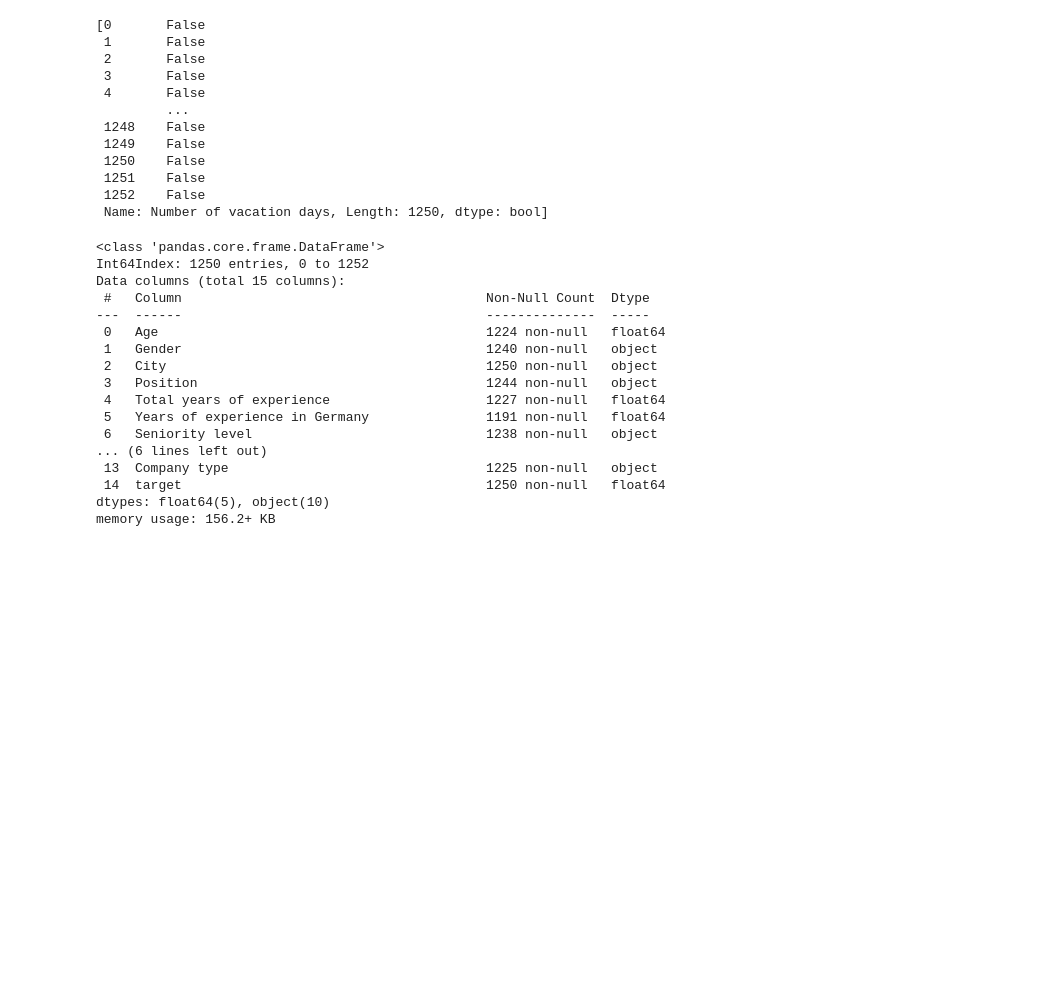
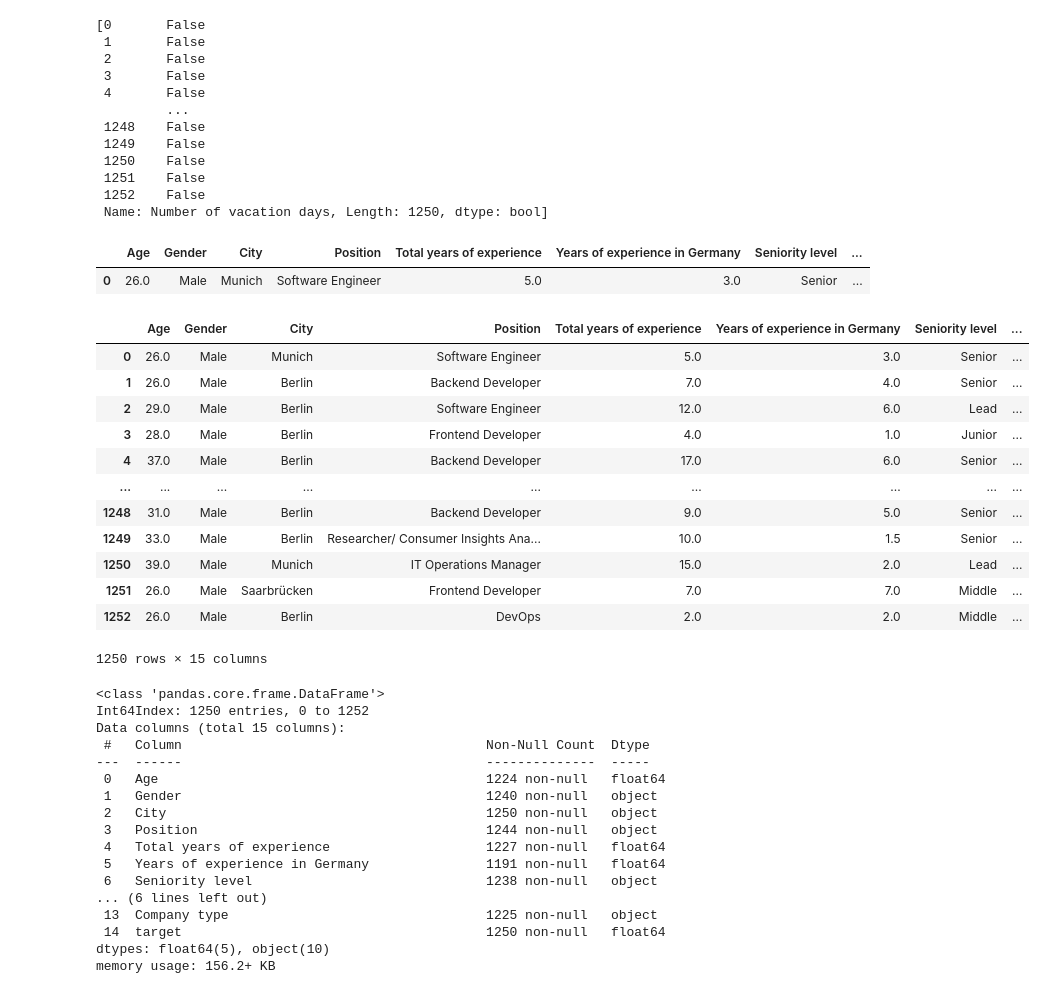
Before and after one commit to SidhST12/ItML_Asn_2_Students, a Jupyter notebook: assignment_2_start.ipynb, the cells around one changed output. Drawn from its saved outputs; the diff is of its cells as text; code cells hidden in the pictures; blank space fills up the shorter version.

```diff
--- a/assignment_2_start.ipynb
+++ b/assignment_2_start.ipynb
@@ -217,6 +217,27 @@ df['Number of vacation days'] = df['Number of vacation days'].apply(pd.to_numeri
 df['Total years of experience'] = df['Total years of experience'].apply(pd.to_numeric, downcast='float', errors='coerce')
 # %%
 df['Years of experience in Germany'] = df['Years of experience in Germany'].apply(pd.to_numeric, downcast='float', errors='coerce')
+# %%
+df.head(1)
+# %% [output]
+|  | Age | Gender | City | Position | Total years of experience | Years of experience in Germany | Seniority level | ... |
+| 0 | 26.0 | Male | Munich | Software Engineer | 5.0 | 3.0 | Senior | ... |
+# %%
+df.drop(['Сontract duration'], axis=1)
+# %% [output]
+|  | Age | Gender | City | Position | Total years of experience | Years of experience in Germany | Seniority level | ... |
+| 0 | 26.0 | Male | Munich | Software Engineer | 5.0 | 3.0 | Senior | ... |
+| 1 | 26.0 | Male | Berlin | Backend Developer | 7.0 | 4.0 | Senior | ... |
+| 2 | 29.0 | Male | Berlin | Software Engineer | 12.0 | 6.0 | Lead | ... |
+| 3 | 28.0 | Male | Berlin | Frontend Developer | 4.0 | 1.0 | Junior | ... |
+| 4 | 37.0 | Male | Berlin | Backend Developer | 17.0 | 6.0 | Senior | ... |
+| ... | ... | ... | ... | ... | ... | ... | ... | ... |
+| 1248 | 31.0 | Male | Berlin | Backend Developer | 9.0 | 5.0 | Senior | ... |
+| 1249 | 33.0 | Male | Berlin | Researcher/ Consumer Insights Ana... | 10.0 | 1.5 | Senior | ... |
+| 1250 | 39.0 | Male | Munich | IT Operations Manager | 15.0 | 2.0 | Lead | ... |
+| 1251 | 26.0 | Male | Saarbrücken | Frontend Developer | 7.0 | 7.0 | Middle | ... |
+| 1252 | 26.0 | Male | Berlin | DevOps | 2.0 | 2.0 | Middle | ... |
+1250 rows × 15 columns
 # %%
 def replace_comma(df, column_name):
     for i, row in df.iterrows():
```
Also changed, not shown: parts of 11 cells of this notebook, 1 other file.
